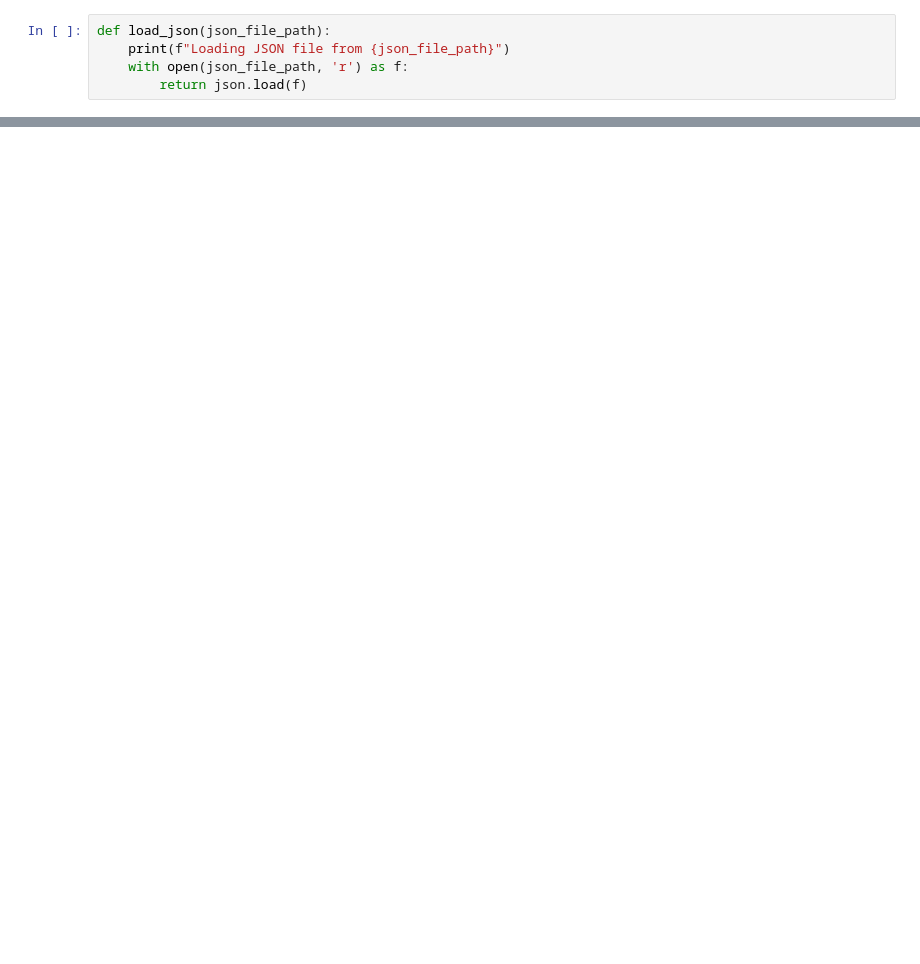
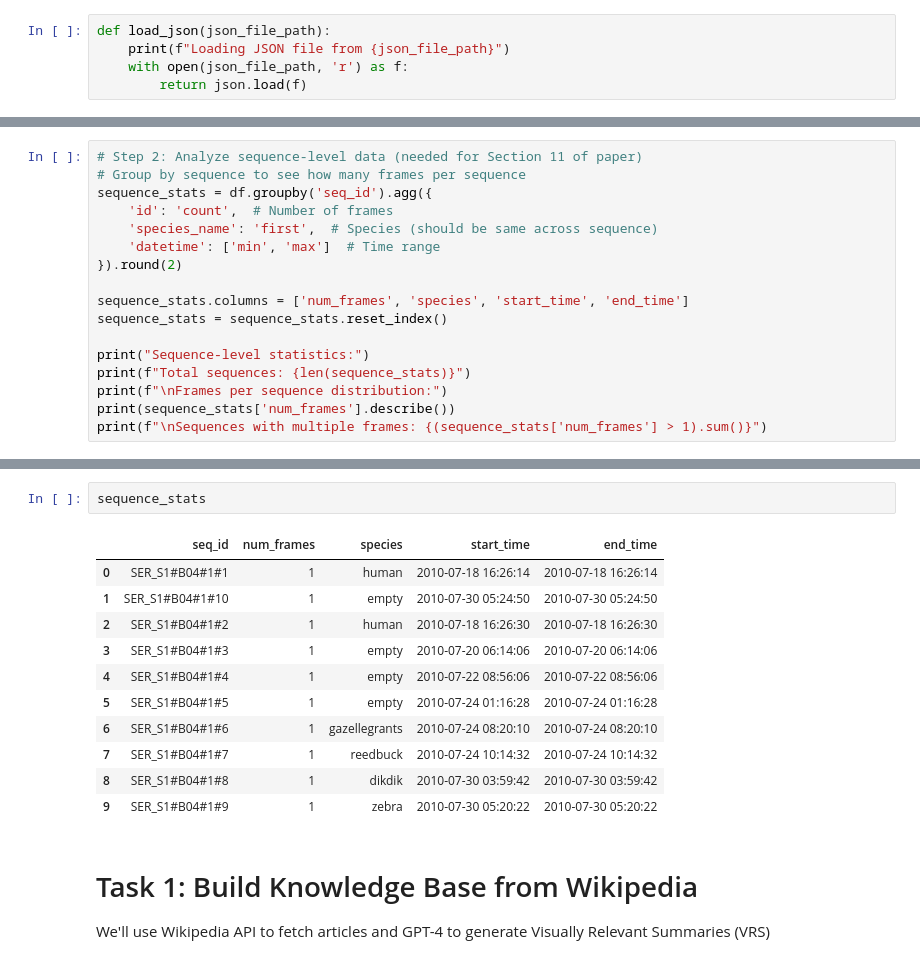
Before and after one commit to LuizAlencar17/WildMatch, a Jupyter notebook: notebooks/create_dataset.ipynb, the cells around one changed output, grey strips where cells are left out. Cells and saved outputs as stored; diff of their text form; blank space fills up the shorter version.

```diff
--- a/notebooks/create_dataset.ipynb
+++ b/notebooks/create_dataset.ipynb
@@ -42,0 +204,17 @@ with open(output_path, 'w') as f:
+# %%
+# Step 2: Analyze sequence-level data (needed for Section 11 of paper)
+# Group by sequence to see how many frames per sequence
+sequence_stats = df.groupby('seq_id').agg({
+    'id': 'count',  # Number of frames
+    'species_name': 'first',  # Species (should be same across sequence)
+    'datetime': ['min', 'max']  # Time range
+}).round(2)
+
+sequence_stats.columns = ['num_frames', 'species', 'start_time', 'end_time']
+sequence_stats = sequence_stats.reset_index()
+
+print("Sequence-level statistics:")
+print(f"Total sequences: {len(sequence_stats)}")
+print(f"\nFrames per sequence distribution:")
+print(sequence_stats['num_frames'].describe())
+print(f"\nSequences with multiple frames: {(sequence_stats['num_frames'] > 1).sum()}")
@@ -42,0 +237,18 @@ with open(output_path, 'w') as f:
+# %%
+sequence_stats
+# %% [output]
+|  | seq_id | num_frames | species | start_time | end_time |
+| 0 | SER_S1#B04#1#1 | 1 | human | 2010-07-18 16:26:14 | 2010-07-18 16:26:14 |
+| 1 | SER_S1#B04#1#10 | 1 | empty | 2010-07-30 05:24:50 | 2010-07-30 05:24:50 |
+| 2 | SER_S1#B04#1#2 | 1 | human | 2010-07-18 16:26:30 | 2010-07-18 16:26:30 |
+| 3 | SER_S1#B04#1#3 | 1 | empty | 2010-07-20 06:14:06 | 2010-07-20 06:14:06 |
+| 4 | SER_S1#B04#1#4 | 1 | empty | 2010-07-22 08:56:06 | 2010-07-22 08:56:06 |
+| 5 | SER_S1#B04#1#5 | 1 | empty | 2010-07-24 01:16:28 | 2010-07-24 01:16:28 |
+| 6 | SER_S1#B04#1#6 | 1 | gazellegrants | 2010-07-24 08:20:10 | 2010-07-24 08:20:10 |
+| 7 | SER_S1#B04#1#7 | 1 | reedbuck | 2010-07-24 10:14:32 | 2010-07-24 10:14:32 |
+| 8 | SER_S1#B04#1#8 | 1 | dikdik | 2010-07-30 03:59:42 | 2010-07-30 03:59:42 |
+| 9 | SER_S1#B04#1#9 | 1 | zebra | 2010-07-30 05:20:22 | 2010-07-30 05:20:22 |
+# %% [markdown]
+# Task 1: Build Knowledge Base from Wikipedia
+
+We'll use Wikipedia API to fetch articles and GPT-4 to generate Visually Relevant Summaries (VRS)
```
Also changed, not shown: parts of 25 cells of this notebook, 2 other files.
